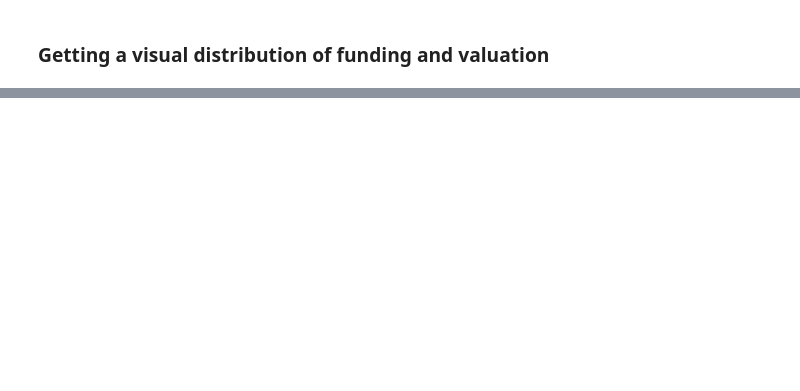
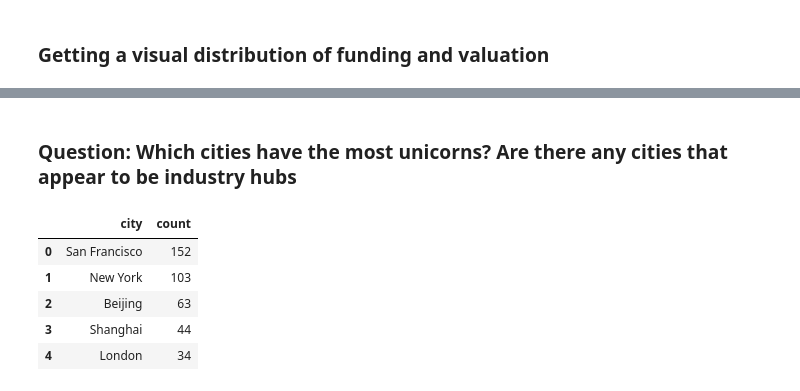
Before and after one commit to idowujames/unicorn-companies, a Jupyter notebook: Unicorn_Companies.ipynb, the cells around one changed output, grey strips where cells are left out. Cells and saved outputs as stored; diff of their text form; code cells hidden in the pictures; blank space fills up the shorter version.

```diff
--- a/Unicorn_Companies.ipynb
+++ b/Unicorn_Companies.ipynb
@@ -263,0 +260,16 @@ Text(0, 0.5, 'Count')
+# %% [markdown]
+### Question: Which cities have the most unicorns? Are there any cities that appear to be industry hubs
+# %%
+# Top 5 cities with the most unicorns
+
+top_5_cites = df['city'].value_counts().head().reset_index()
+top_5_cites.columns=['city', 'count']
+
+top_5_cites
+# %% [output]
+|  | city | count |
+| 0 | San Francisco | 152 |
+| 1 | New York | 103 |
+| 2 | Beijing | 63 |
+| 3 | Shanghai | 44 |
+| 4 | London | 34 |
```
Also changed, not shown: parts of 4 cells of this notebook.
